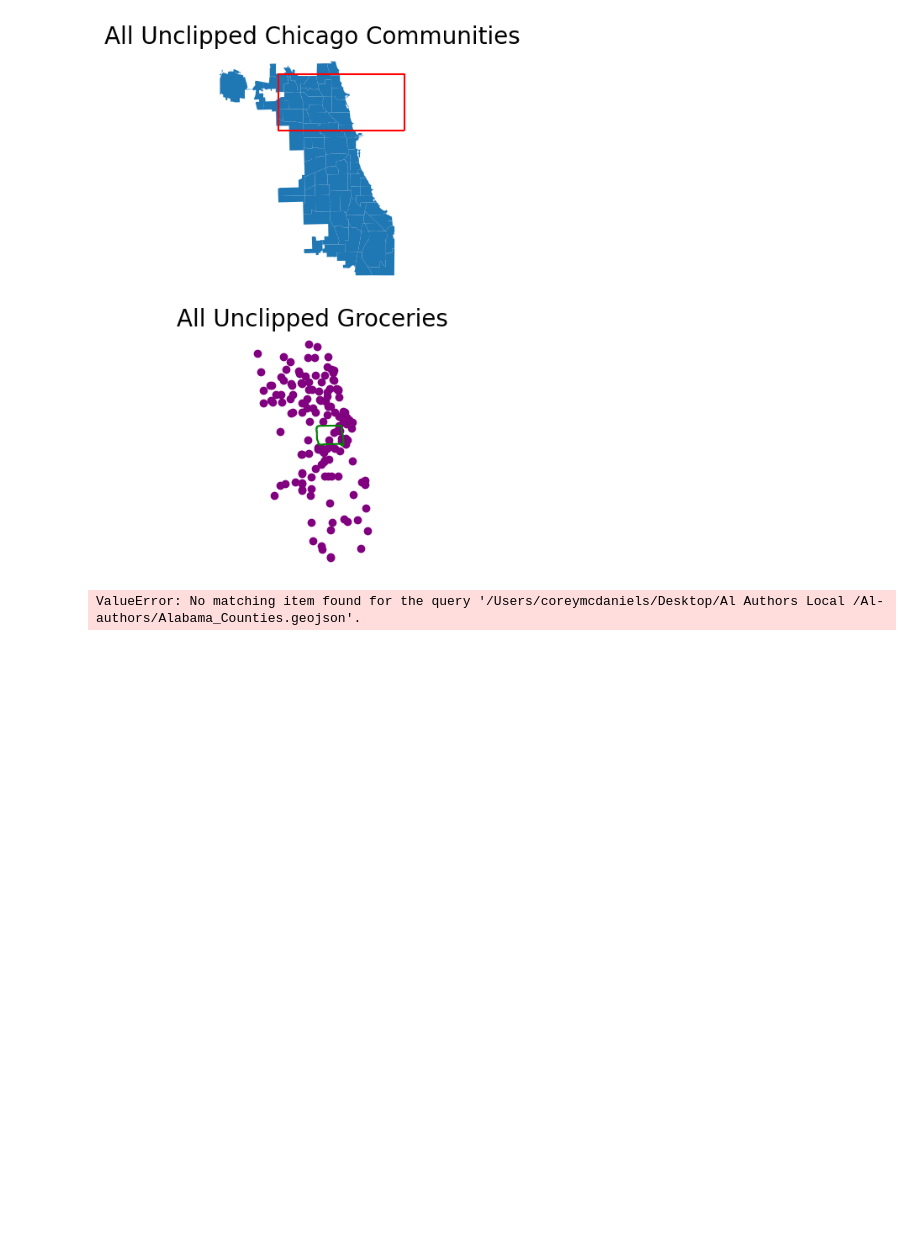
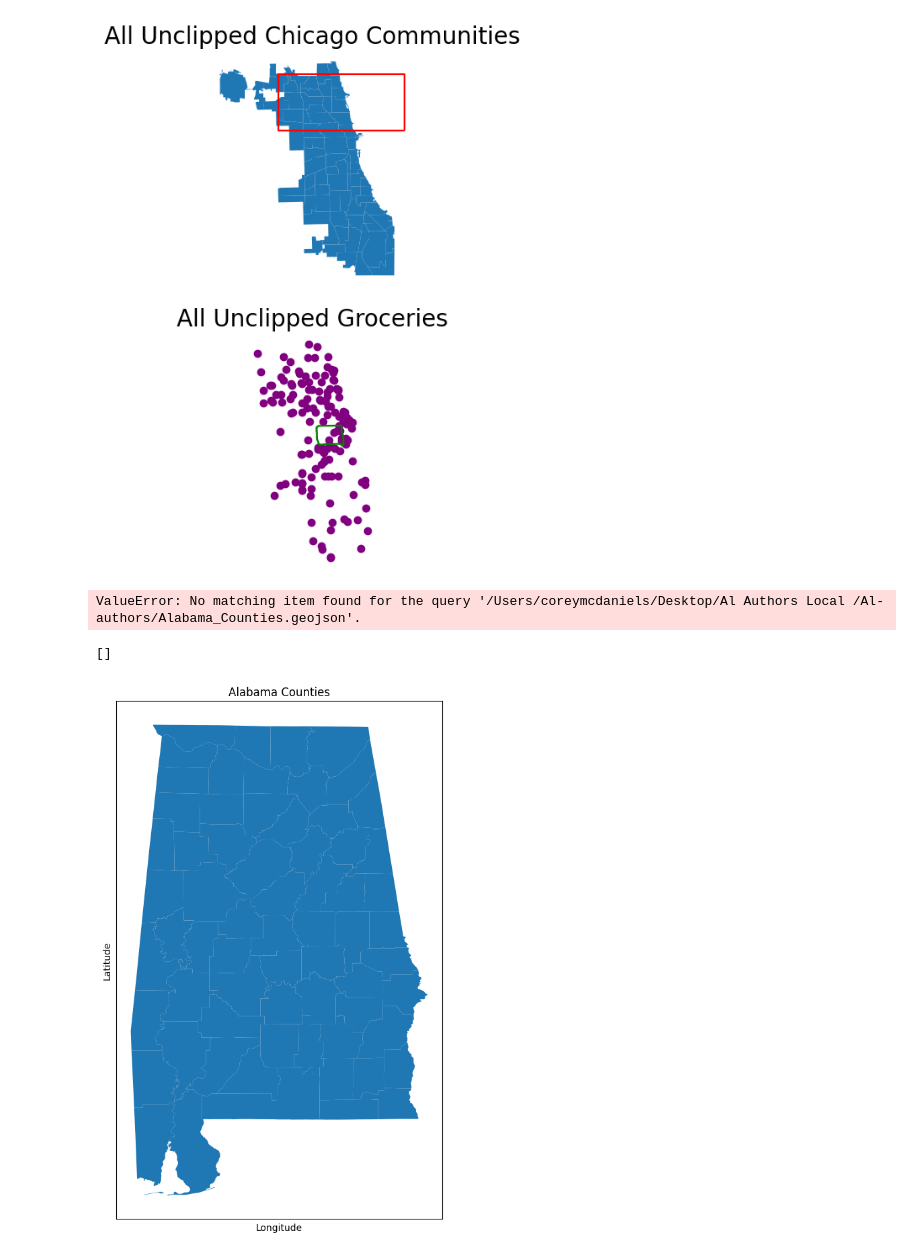
Before and after one commit to Coreym6/Al-authors, a Jupyter notebook: visualization.ipynb, the cells around one changed output. Drawn from its saved outputs; the diff is of its cells as text; code cells hidden in the pictures; blank space fills up the shorter version.

Commit message:
got to plot the counties

```diff
--- a/visualization.ipynb
+++ b/visualization.ipynb
@@ -34,3 +34,28 @@ Alabama_counties = geopandas.read_file(geodatasets.get_path('/Users/coreymcdanie
 #poly_gdf = geopandas.GeoDataFrame([1], geometry=[polygon], crs=Alabama_counties.crs)
 # %% [output]
 ValueError: No matching item found for the query '/Users/coreymcdaniels/Desktop/Al Authors Local /Al-authors/Alabama_Counties.geojson'.
+# %%
+import geopandas
+import matplotlib.pyplot as plt
+
+# Path to the GeoJSON file
+file_path = '/Users/coreymcdaniels/Desktop/Al Authors Local /Al-authors/Alabama_Counties.geojson'
+
+# Read the GeoJSON file into a GeoDataFrame
+alabama_counties = geopandas.read_file(file_path)
+
+# Plot the counties
+fig, ax = plt.subplots(figsize=(10, 10))  # Adjust the size as needed
+alabama_counties.plot(ax=ax)
+
+# Add titles and axes labels if desired
+ax.set_title('Alabama Counties')
+ax.set_xlabel('Longitude')
+ax.set_ylabel('Latitude')
+
+# Remove the x and y axis for a cleaner look
+ax.set_xticks([])
+ax.set_yticks([])
+# %% [output]
+[]
+[figure, added]
```
